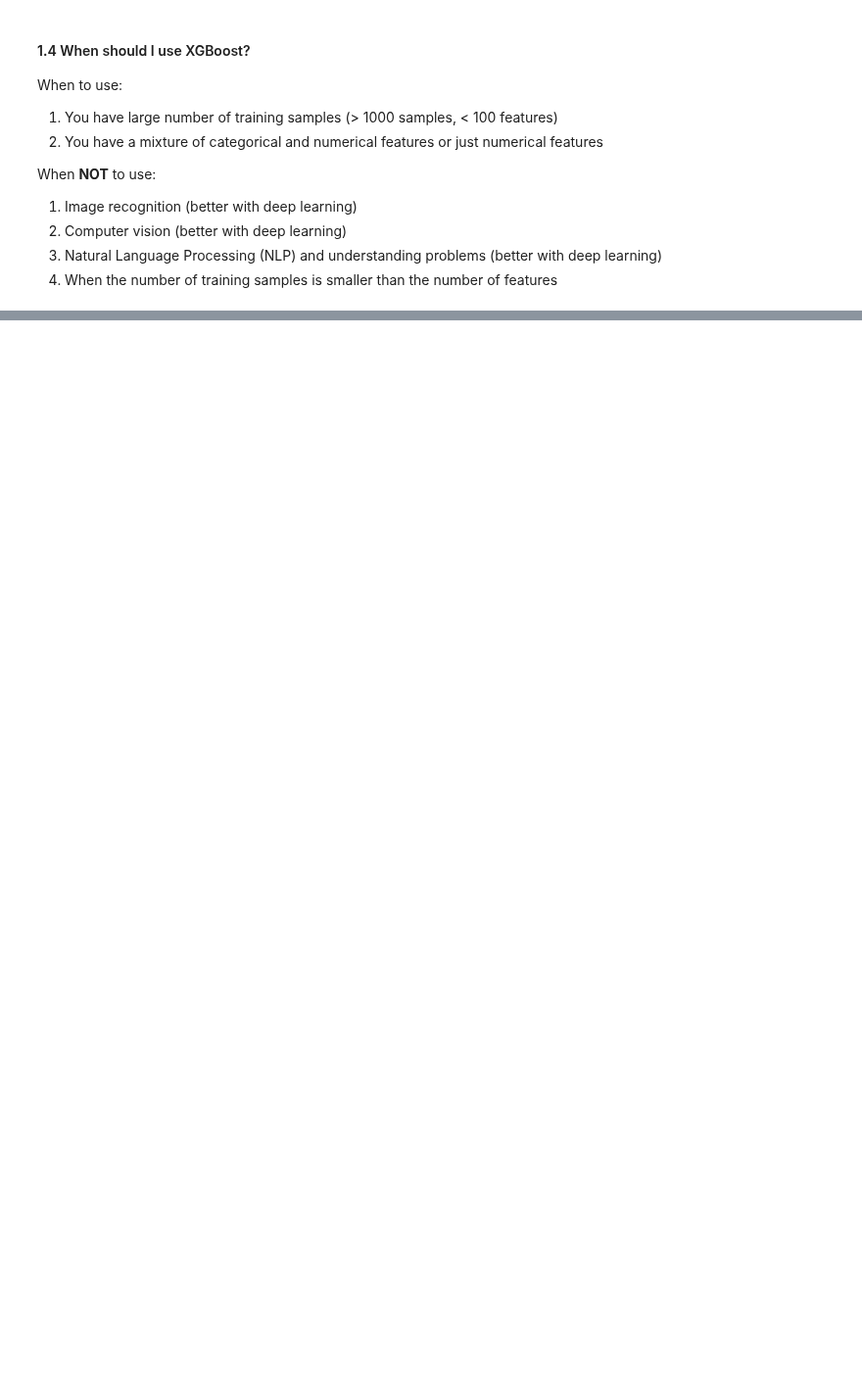
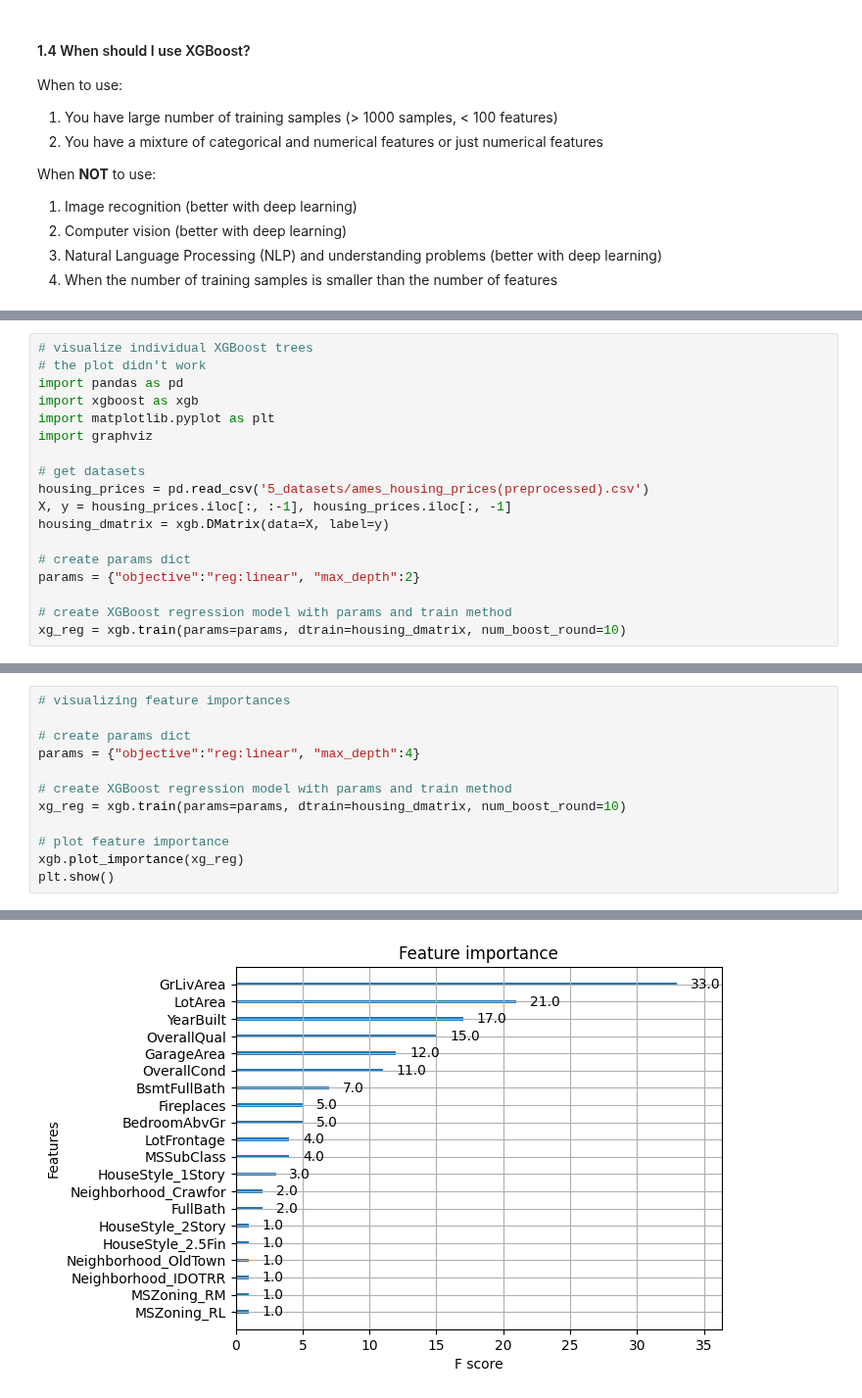
Before and after one commit to GuoweiYang19891101/datacamp_machine_learning_scientist_python, a Jupyter notebook: 5_extreme_gradient_boosting.ipynb, the cells around one changed output, grey strips where cells are left out. Shown at 98% size. Cells and saved outputs as stored; diff of their text form; blank space fills up the shorter version.

```diff
--- a/5_extreme_gradient_boosting.ipynb
+++ b/5_extreme_gradient_boosting.ipynb
@@ -306,0 +466,18 @@ NameError: name 'df' is not defined
+# %%
+# visualize individual XGBoost trees
+# the plot didn't work
+import pandas as pd
+import xgboost as xgb
+import matplotlib.pyplot as plt
+import graphviz
+
+# get datasets
+housing_prices = pd.read_csv('5_datasets/ames_housing_prices(preprocessed).csv')
+X, y = housing_prices.iloc[:, :-1], housing_prices.iloc[:, -1]
+housing_dmatrix = xgb.DMatrix(data=X, label=y)
+
+# create params dict
+params = {"objective":"reg:linear", "max_depth":2}
+
+# create XGBoost regression model with params and train method
+xg_reg = xgb.train(params=params, dtrain=housing_dmatrix, num_boost_round=10)
@@ -306,0 +502,13 @@ NameError: name 'df' is not defined
+# %%
+# visualizing feature importances
+
+# create params dict
+params = {"objective":"reg:linear", "max_depth":4}
+
+# create XGBoost regression model with params and train method
+xg_reg = xgb.train(params=params, dtrain=housing_dmatrix, num_boost_round=10)
+
+# plot feature importance
+xgb.plot_importance(xg_reg)
+plt.show()
+# %% [output]
@@ -306,0 +516 @@ NameError: name 'df' is not defined
+[figure, added]
```
Also changed, not shown: parts of 15 cells of this notebook.
